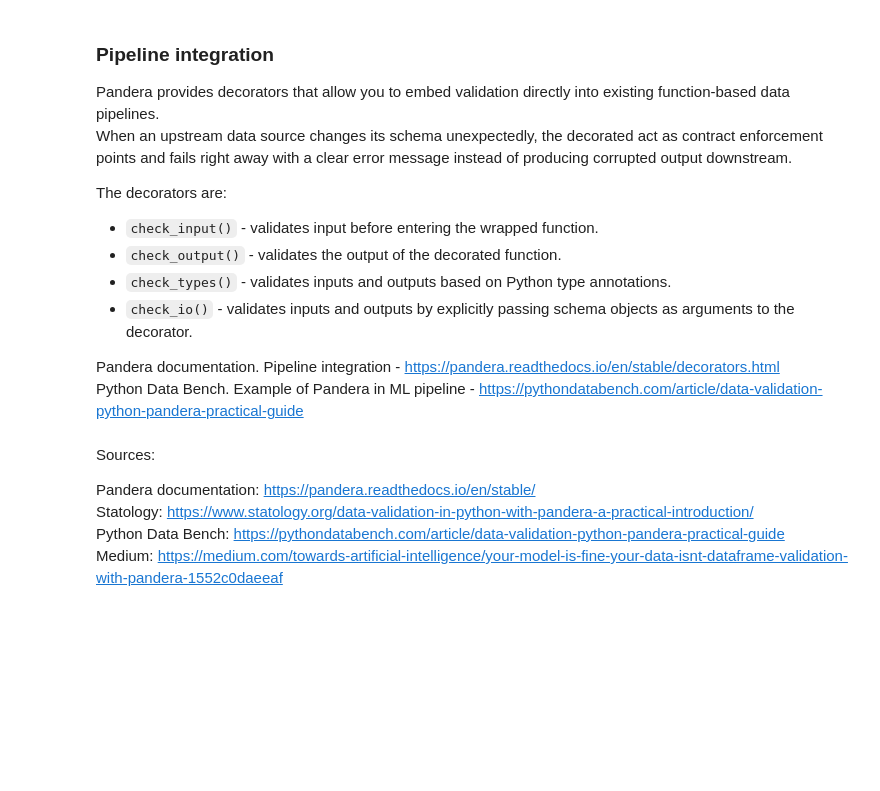
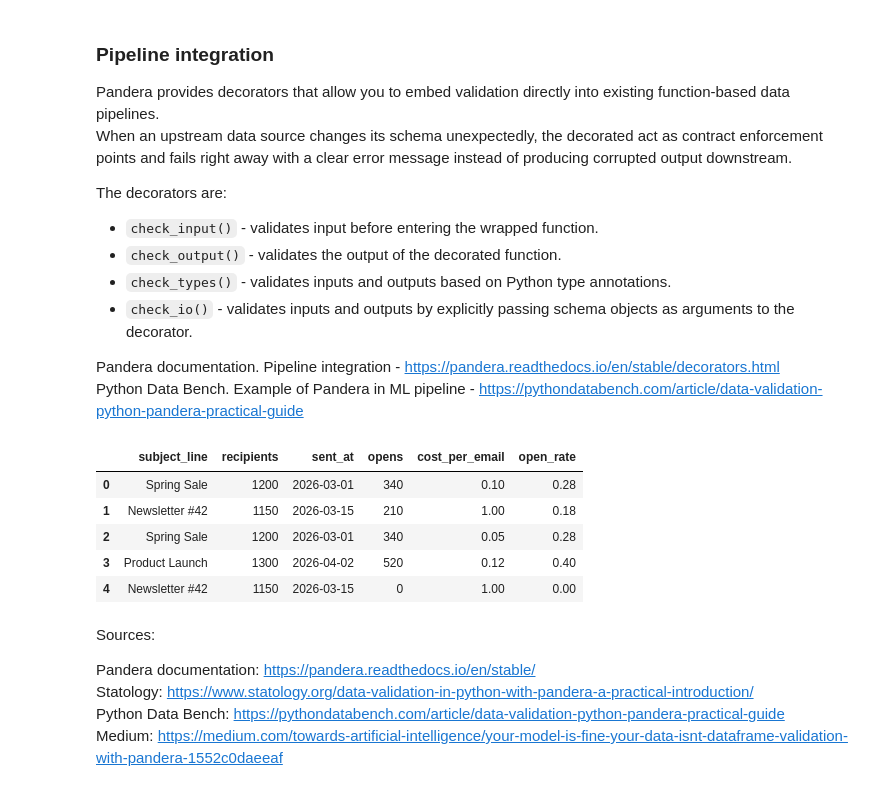
Before and after one commit to IreneGrisenti/Validation_with_Pandera, a Jupyter notebook: pandera_exploration.ipynb, the cells around one changed output. Cells and saved outputs as stored; diff of their text form; code cells hidden in the pictures; blank space fills up the shorter version.

```diff
--- a/pandera_exploration.ipynb
+++ b/pandera_exploration.ipynb
@@ -303,7 +357,7 @@ It is useful if the data has formatting issues that would fail in validation (sy
 Pandera documentation. Parsers - https://pandera.readthedocs.io/en/stable/parsers.html
 # %%
 messy_data = {
-    'subject_line': [ 'Spring Sale  ', 'newsletter #42', 'Spring Sale', 'Product LAUNCH', 'newsletter #42'],
+    'subject_line': [ ' Spring Sale  ', 'newsletter #42', 'Spring Sale', 'PRODUCT LAUNCH', 'newsletter #42'],
     'recipients': [1200, 1150.0, 1200, 1300, 1150],
     'sent_at': ['2026-03-01', '2026-03-15', '2026-03-01', '2026-04-02', '2026-03-15'],
     'opens': [340, 210, 340.0, 520, -190],
@@ -315,7 +369,6 @@ messy_df = pd.DataFrame(messy_data)
 def clean_cost(s):
     s = s.astype(str).str.replace('sek', '', regex=False)
     return s
-
 
 messy_schema = pa.DataFrameSchema({
     'subject_line': pa.Column(
@@ -336,5 +389,4 @@ messy_schema = pa.DataFrameSchema({
 
 parsed_df = messy_schema.validate(messy_df)
 
-print(parsed_df)
-parsed_df.dtypes
+display(parsed_df)
@@ -354,13 +413,21 @@ Pandera documentation. Pipeline integration - https://pandera.readthedocs.io/en/
 Python Data Bench. Example of Pandera in ML pipeline - https://pythondatabench.com/article/data-validation-python-pandera-practical-guide
 # %%
 # Basic example on check_input
-@pa.check_input(full_schema)
+@pa.check_input(messy_schema)
 def compute_open_rate(df):
     df = df.copy()
-    df['open_rate'] = df['opens'] / df['recipients']
+    df['open_rate'] = round(df['opens'] / df['recipients'], 2)
     return df
 
-compute_open_rate(df)
+pipeline_df = compute_open_rate(messy_df)
+display(pipeline_df)
+# %% [output]
+|  | subject_line | recipients | sent_at | opens | cost_per_email | open_rate |
+| 0 | Spring Sale | 1200 | 2026-03-01 | 340 | 0.10 | 0.28 |
+| 1 | Newsletter #42 | 1150 | 2026-03-15 | 210 | 1.00 | 0.18 |
+| 2 | Spring Sale | 1200 | 2026-03-01 | 340 | 0.05 | 0.28 |
+| 3 | Product Launch | 1300 | 2026-04-02 | 520 | 0.12 | 0.40 |
+| 4 | Newsletter #42 | 1150 | 2026-03-15 | 0 | 1.00 | 0.00 |
 # %% [markdown]
 Sources:
 
```
Also changed, not shown: parts of 10 cells of this notebook.
